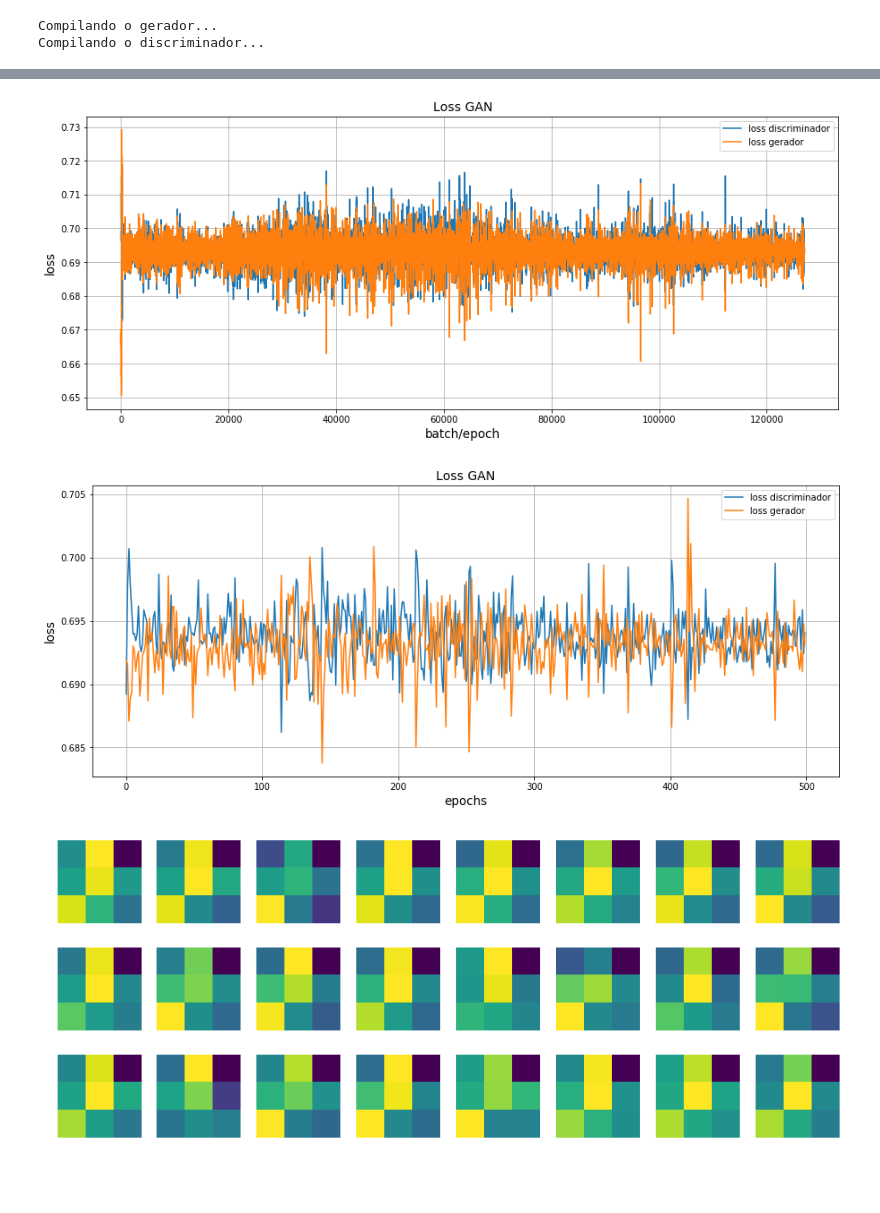
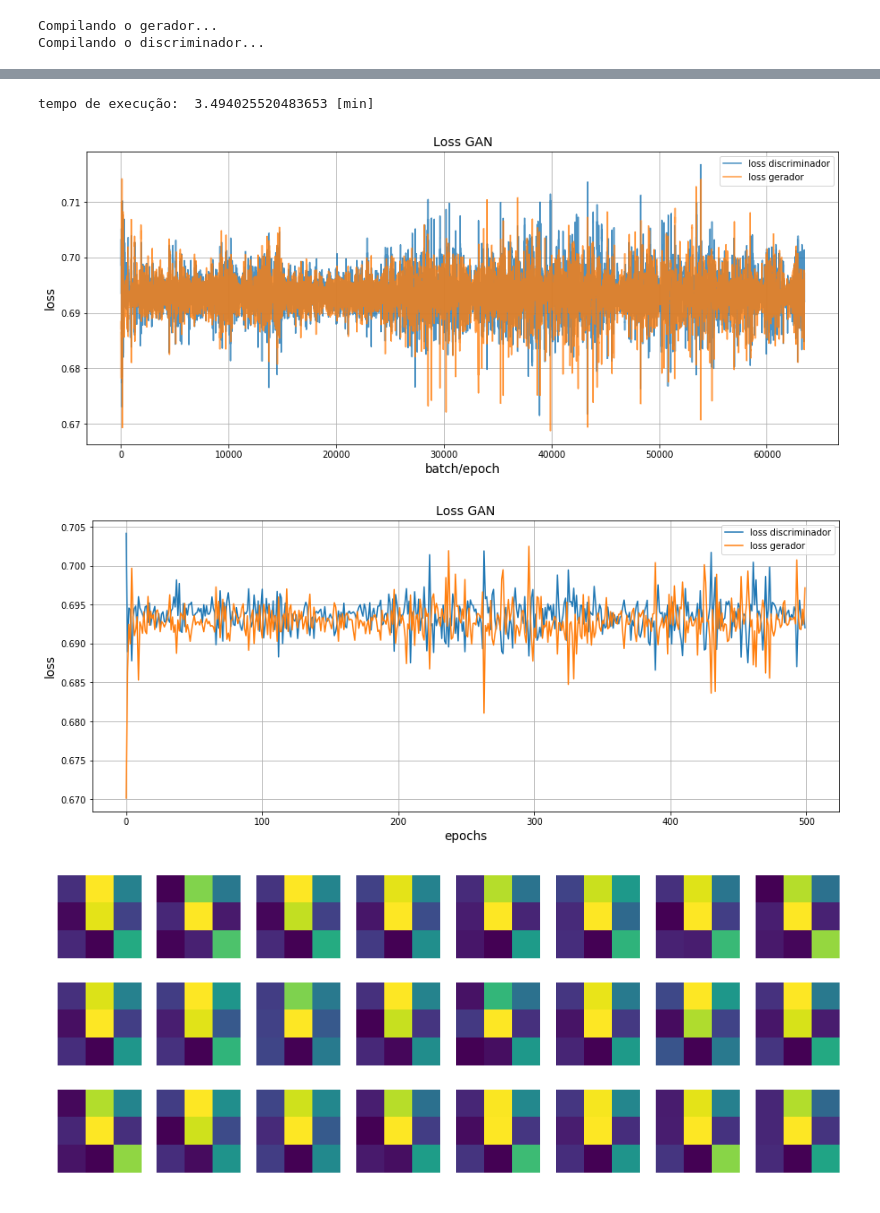
Before and after one commit to ejrueda/MasterUFPA, a Jupyter notebook: Proyectos/BioInformática/GANs-genoma.ipynb, the cells around one changed output, grey strips where cells are left out. Saved outputs shown, nothing was run; the diff lists cells and outputs as text; code cells hidden in the pictures.

```diff
--- a/Proyectos/BioInformática/GANs-genoma.ipynb
+++ b/Proyectos/BioInformática/GANs-genoma.ipynb
@@ -205,2 +206,4 @@ plt.axis("off");
 # %%
-gan.train(X_img, epochs=500,batch_size=16)
+t_i = time()
+gan.train(X_img, epochs=500,batch_size=32)
+t_f = time()
@@ -225,20 +210,24 @@ epoch:[303/500] batc
+# %%
+print("tempo de execução: ", (t_f-t_i)/60, "[min]")
+# %% [output]
+tempo de execução:  3.494025520483653 [min]
 # %%
 g_loss, d_loss = gan.get_loss()
 
 plt.figure(figsize=(15,6))
 #plt.plot(range(len(g_loss)), g_loss)
 plt.title("Loss GAN", fontsize=14)
 plt.ylabel("loss", fontsize=13.5)
 plt.xlabel("batch/epoch", fontsize=13.5)
-plt.plot(range(np.array(d_loss).shape[0]), np.array(d_loss), label="loss discriminador")
-plt.plot(range(np.array(g_loss).shape[0]), np.array(g_loss), label="loss gerador")
+plt.plot(range(np.array(d_loss).shape[0]), np.array(d_loss), label="loss discriminador", alpha=.8)
+plt.plot(range(np.array(g_loss).shape[0]), np.array(g_loss), label="loss gerador", alpha=.8)
 #plt.plot(range(np.array(g_loss).shape[0]), 0.5*np.ones(np.array(g_loss).shape[0]),
 #         color="black", label="objetivo", linestyle='--')
 plt.grid()
 #plt.yticks([0, 0.5,1,1.5,2,2.5,3,3.5,4,4.5,5])
 plt.legend();
 # %% [output]
-[figure, old version]
+[figure, new version]
 # %%
 plt.figure(figsize=(15,6))
 plt.title("Loss GAN", fontsize=14)
@@ -251,7 +240,7 @@ plt.plot(range(len(gan.g_lpe)), np.array(gan.g_lpe), label="loss gerador")
 plt.grid()
 plt.legend();
 # %% [output]
-[figure, old version]
+[figure, new version]
 # %%
 num_imgs = 24 #número de imágenes a mostrar aleatoriamente
 img_pre = gan.G.predict(np.random.normal(0,1,(num_imgs,100)))
@@ -263,5 +252,5 @@ for i in range(num_imgs):
     ax.axis("off")
 plt.show()
 # %% [output]
-[figure, old version]
+[figure, new version]
 # %%
```
Also changed, not shown: parts of 6 cells of this notebook, 1 other file.
